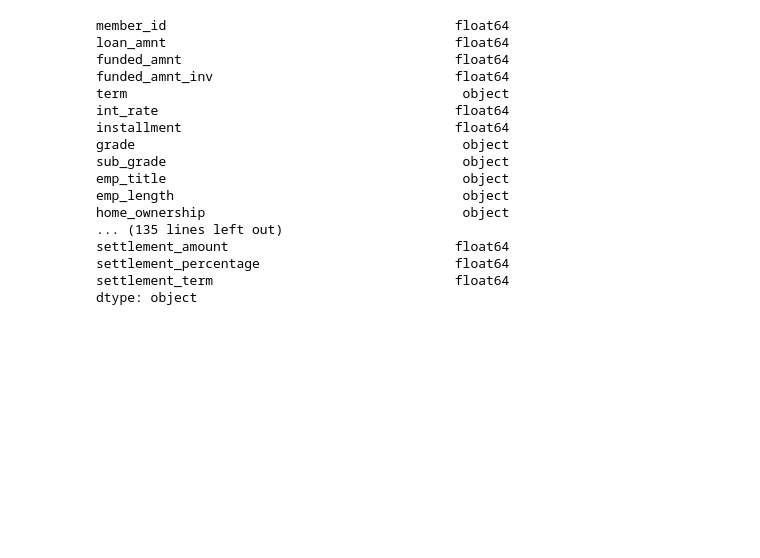
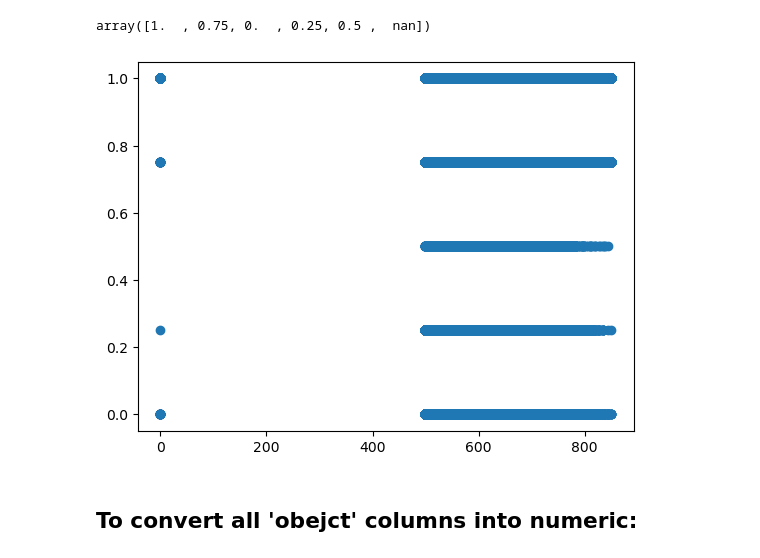
Before and after one commit to AJLei/LendingClub, a Jupyter notebook: LC_Models.ipynb, the cells around one changed output. Saved outputs shown, nothing was run; the diff lists cells and outputs as text; code cells hidden in the pictures; blank space fills up the shorter version.

```diff
--- a/LC_Models.ipynb
+++ b/LC_Models.ipynb
@@ -4,3 +3,5 @@ import pandas as pd
 import numpy as np
 # %%
 df = pd.read_csv('/Users/alexlei/Downloads/accepted_2007_to_2018Q4.csv', index_col=0, low_memory=False)
+# %%
+df = df.drop(df.loc[:, 'hardship_flag':'settlement_term'].columns, axis=1)
@@ -6,0 +72,14 @@ df = pd.read_csv('/Users/alexlei/Downloads/accepted_2007_to_2018Q4.csv', index_c
+# %%
+mapping_loan_status = {
+    'Fully Paid': 1,
+    'Does not meet the credit policy. Status:Fully Paid': 1,
+    'Current': 0.75,
+    'Late (16-30 days)': 0.5,
+    'Late (31-120 days)': 0.25,
+    'In Grace Period': 0.25,
+    'Charged Off': 0,
+    'Default': 0,
+    'Does not meet the credit policy. Status:Charged Off': 0
+}
+
+df['loan_status'] = df['loan_status'].map(mapping_loan_status)
@@ -6,0 +96,4 @@ df = pd.read_csv('/Users/alexlei/Downloads/accepted_2007_to_2018Q4.csv', index_c
+# %%
+df['loan_status'].unique()
+# %% [output]
+array([1.  , 0.75, 0.  , 0.25, 0.5 ,  nan])
@@ -6,0 +102,7 @@ df = pd.read_csv('/Users/alexlei/Downloads/accepted_2007_to_2018Q4.csv', index_c
+# %%
+plt.scatter(df['last_fico_range_high'], df['loan_status'])
+plt.show()
+# %% [output]
+[figure, added]
+# %% [markdown]
+## To convert all 'obejct' columns into numeric:
@@ -7,24 +111,6 @@ df = pd.read_csv('/Users/alexlei/Downloads/accepted_2007_to_2018Q4.csv', index_c
 # %%
 pd.options.display.max_rows = 200
 df.dtypes
-# %% [output]
-member_id                                     float64
-loan_amnt                                     float64
-funded_amnt                                   float64
-funded_amnt_inv                               float64
-term                                           object
-int_rate                                      float64
-installment                                   float64
-grade                                          object
-sub_grade                                      object
-emp_title                                      object
-emp_length                                     object
-home_ownership                                 object
-... (135 lines left out)
-settlement_amount                             float64
-settlement_percentage                         float64
-settlement_term                               float64
-dtype: object
 # %%
 # Convert the 'term' column to numeric
 # %%
```
Also changed, not shown: parts of 53 cells of this notebook.
